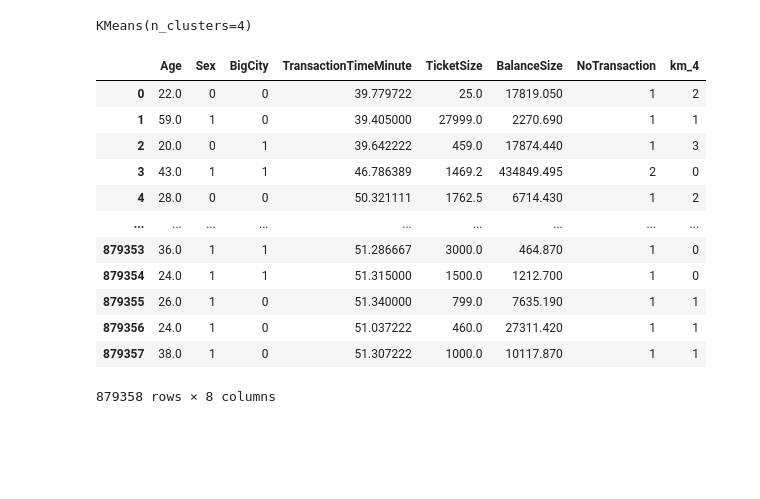
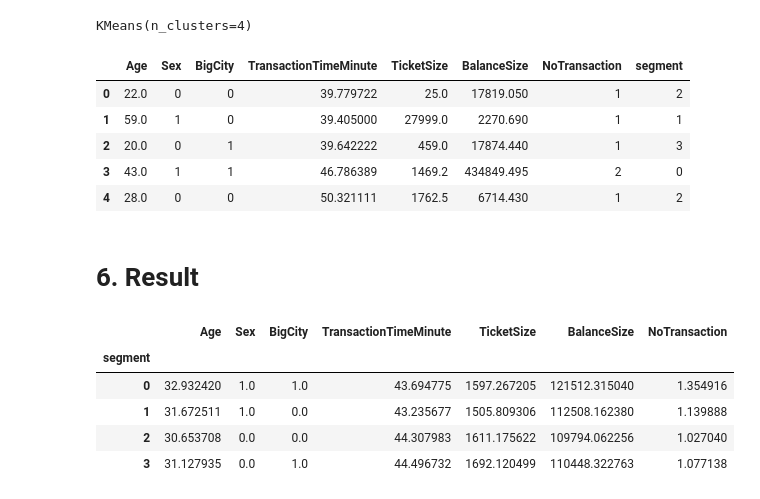
Before and after one commit to peerapat-t/Banking-customer-segmentation, a Jupyter notebook: banking customer segmentation model.ipynb, the cells around one changed output. Saved outputs shown, nothing was run; the diff lists cells and outputs as text; code cells hidden in the pictures; blank space fills up the shorter version.

```diff
--- a/banking customer segmentation model.ipynb
+++ b/banking customer segmentation model.ipynb
@@ -603,18 +513,11 @@ KMeans(n_clusters=4)
 # %%
-df['km_4'] = km_4.predict(df_scaled)
+df['segment'] = km_4.predict(df_scaled)
 # %%
-df
+df.head()
 # %% [output]
-|  | Age | Sex | BigCity | TransactionTimeMinute | TicketSize | BalanceSize | NoTransaction | km_4 |
+|  | Age | Sex | BigCity | TransactionTimeMinute | TicketSize | BalanceSize | NoTransaction | segment |
 | 0 | 22.0 | 0 | 0 | 39.779722 | 25.0 | 17819.050 | 1 | 2 |
 | 1 | 59.0 | 1 | 0 | 39.405000 | 27999.0 | 2270.690 | 1 | 1 |
 | 2 | 20.0 | 0 | 1 | 39.642222 | 459.0 | 17874.440 | 1 | 3 |
 | 3 | 43.0 | 1 | 1 | 46.786389 | 1469.2 | 434849.495 | 2 | 0 |
 | 4 | 28.0 | 0 | 0 | 50.321111 | 1762.5 | 6714.430 | 1 | 2 |
-| ... | ... | ... | ... | ... | ... | ... | ... | ... |
-| 879353 | 36.0 | 1 | 1 | 51.286667 | 3000.0 | 464.870 | 1 | 0 |
-| 879354 | 24.0 | 1 | 1 | 51.315000 | 1500.0 | 1212.700 | 1 | 0 |
-| 879355 | 26.0 | 1 | 0 | 51.340000 | 799.0 | 7635.190 | 1 | 1 |
-| 879356 | 24.0 | 1 | 0 | 51.037222 | 460.0 | 27311.420 | 1 | 1 |
-| 879357 | 38.0 | 1 | 0 | 51.307222 | 1000.0 | 10117.870 | 1 | 1 |
-879358 rows × 8 columns
@@ -626,0 +524,2 @@ pivot_result = grouped.pivot_table(index=None, columns='km_4')
+# %% [markdown]
+# 6. Result
@@ -626,0 +528,9 @@ pivot_result = grouped.pivot_table(index=None, columns='km_4')
+# %%
+df.groupby('segment').mean()
+# %% [output]
+|  | Age | Sex | BigCity | TransactionTimeMinute | TicketSize | BalanceSize | NoTransaction |
+| segment |  |  |  |  |  |  |  |
+| 0 | 32.932420 | 1.0 | 1.0 | 43.694775 | 1597.267205 | 121512.315040 | 1.354916 |
+| 1 | 31.672511 | 1.0 | 0.0 | 43.235677 | 1505.809306 | 112508.162380 | 1.139888 |
+| 2 | 30.653708 | 0.0 | 0.0 | 44.307983 | 1611.175622 | 109794.062256 | 1.027040 |
+| 3 | 31.127935 | 0.0 | 1.0 | 44.496732 | 1692.120499 | 110448.322763 | 1.077138 |
```
Also changed, not shown: parts of 84 cells of this notebook, 2 other files.
